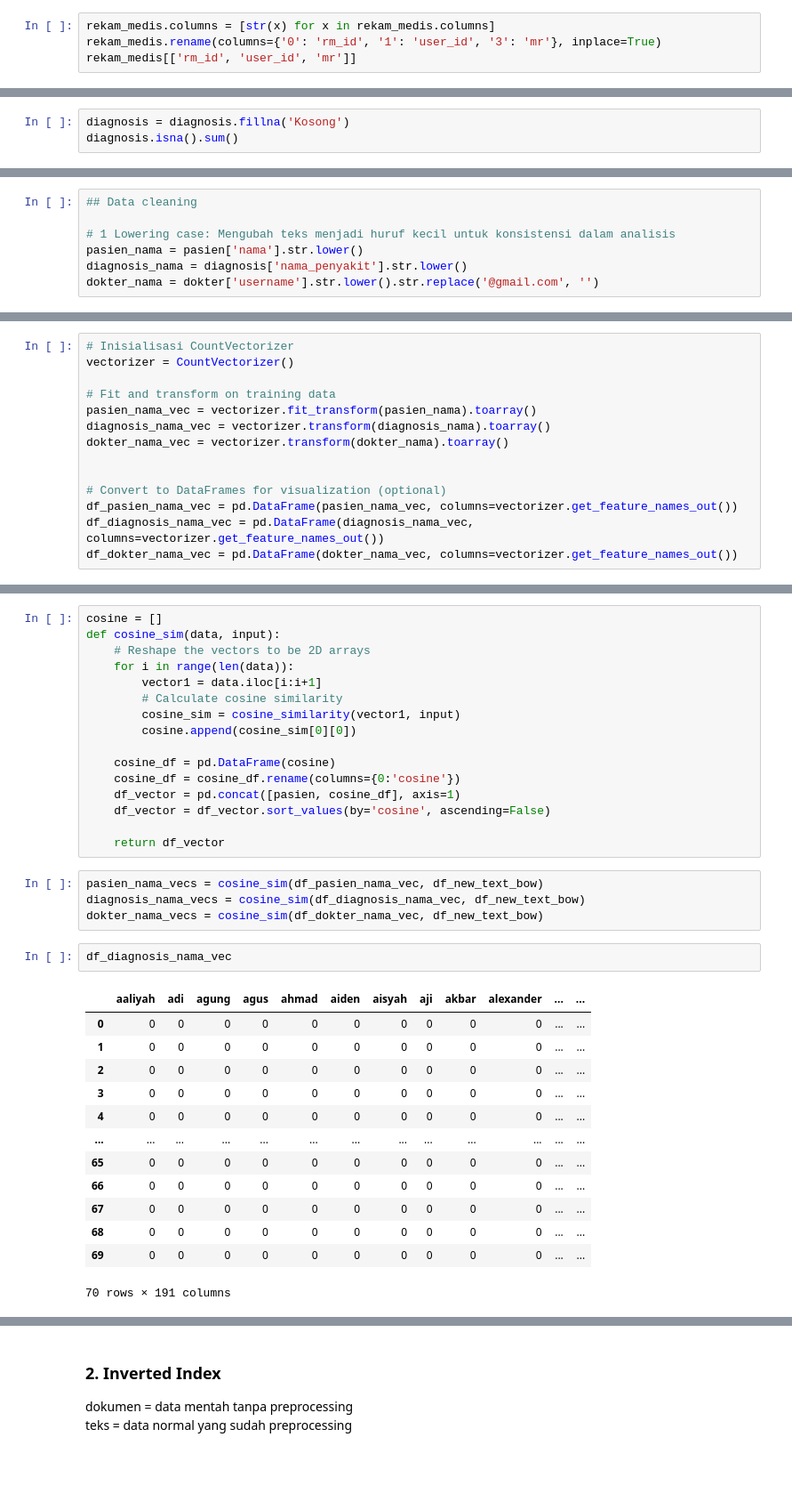
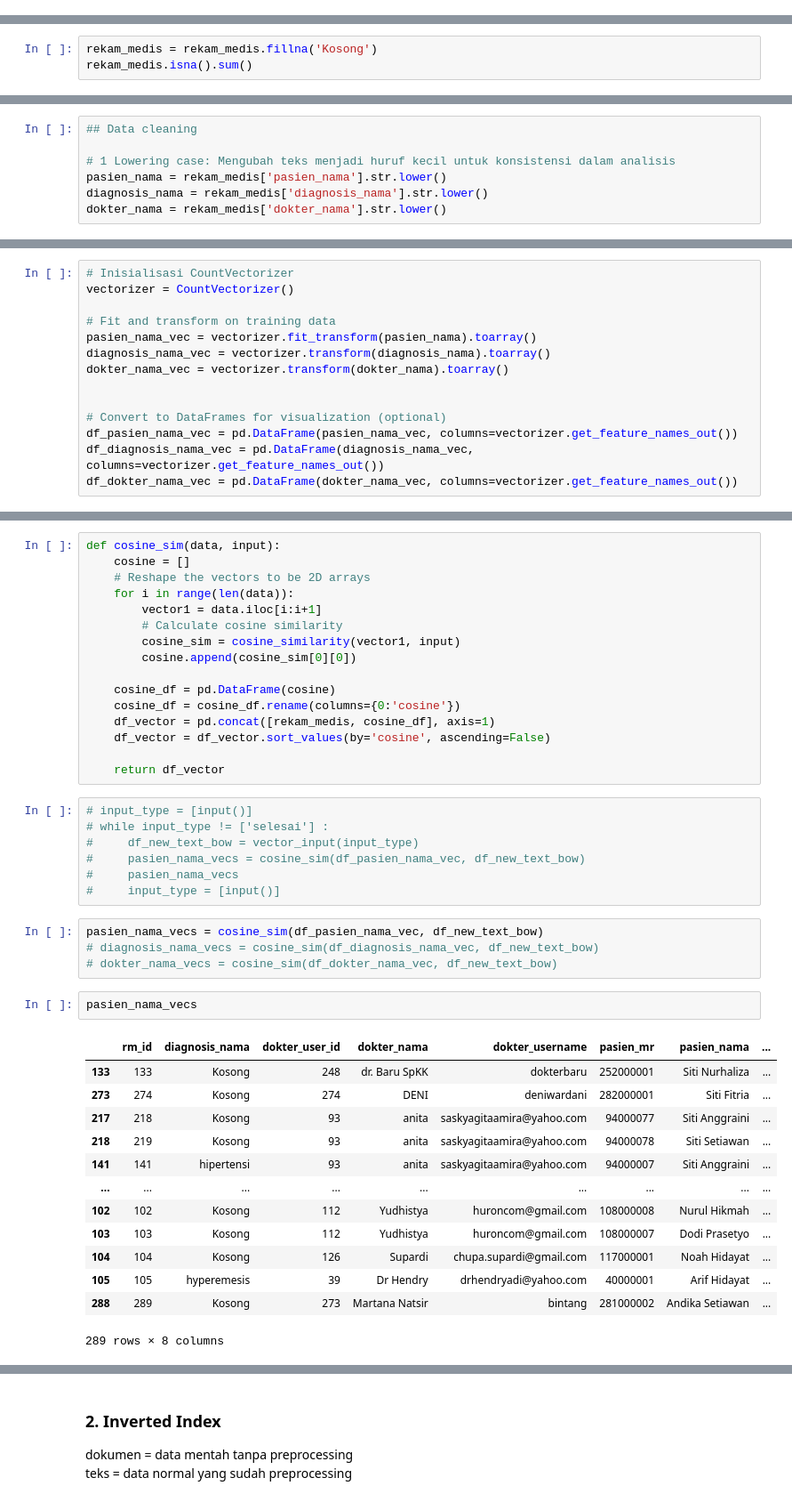
Before and after one commit to muftialroaz/rekmed-flask, a Jupyter notebook: main.ipynb, the cells around one changed output, grey strips where cells are left out. Shown at 89% size. Saved outputs shown, nothing was run; the diff lists cells and outputs as text; blank space fills up the shorter version.

```diff
--- a/main.ipynb
+++ b/main.ipynb
@@ -146,4 +129,0 @@ rekam_medis = pd.DataFrame(rekam_medis)
-# %%
-rekam_medis.columns = [str(x) for x in rekam_medis.columns]
-rekam_medis.rename(columns={'0': 'rm_id', '1': 'user_id', '3': 'mr'}, inplace=True)
-rekam_medis[['rm_id', 'user_id', 'mr']]
@@ -189,6 +200,6 @@ print(rekam_medis[['rm_id', 'user_id', 'mr']])
 # %% [markdown]
 ### 1. Apply three pre-processing steps: stop words removal, normalisation and stemming.
 # %%
-diagnosis = diagnosis.fillna('Kosong')
-diagnosis.isna().sum()
+rekam_medis = rekam_medis.fillna('Kosong')
+rekam_medis.isna().sum()
 # %% [output]
@@ -200,9 +215,9 @@ dtype: int64
 ## Data cleaning
 
 # 1 Lowering case: Mengubah teks menjadi huruf kecil untuk konsistensi dalam analisis
-pasien_nama = pasien['nama'].str.lower()
-diagnosis_nama = diagnosis['nama_penyakit'].str.lower()
-dokter_nama = dokter['username'].str.lower().str.replace('@gmail.com', '')
+pasien_nama = rekam_medis['pasien_nama'].str.lower()
+diagnosis_nama = rekam_medis['diagnosis_nama'].str.lower()
+dokter_nama = rekam_medis['dokter_nama'].str.lower()
 # %%
 pasien_nama
 # %% [output]
@@ -287,6 +306,6 @@ df_new_text_bow = pd.DataFrame(new_text_bow, columns=vectorizer.get_feature_name
 # %%
-cosine = []
 def cosine_sim(data, input):
+    cosine = []
     # Reshape the vectors to be 2D arrays
     for i in range(len(data)):
         vector1 = data.iloc[i:i+1]
@@ -296,27 +315,34 @@ def cosine_sim(data, input):
 
     cosine_df = pd.DataFrame(cosine)
     cosine_df = cosine_df.rename(columns={0:'cosine'})
-    df_vector = pd.concat([pasien, cosine_df], axis=1)
+    df_vector = pd.concat([rekam_medis, cosine_df], axis=1)
     df_vector = df_vector.sort_values(by='cosine', ascending=False)
 
     return df_vector
+# %%
+# input_type = [input()]
+# while input_type != ['selesai'] :
+#     df_new_text_bow = vector_input(input_type)
+#     pasien_nama_vecs = cosine_sim(df_pasien_nama_vec, df_new_text_bow)
+#     pasien_nama_vecs
+#     input_type = [input()]
 # %%
 pasien_nama_vecs = cosine_sim(df_pasien_nama_vec, df_new_text_bow)
-diagnosis_nama_vecs = cosine_sim(df_diagnosis_nama_vec, df_new_text_bow)
-dokter_nama_vecs = cosine_sim(df_dokter_nama_vec, df_new_text_bow)
+# diagnosis_nama_vecs = cosine_sim(df_diagnosis_nama_vec, df_new_text_bow)
+# dokter_nama_vecs = cosine_sim(df_dokter_nama_vec, df_new_text_bow)
-# %%
-df_diagnosis_nama_vec
-# %% [output]
-|  | aaliyah | adi | agung | agus | ahmad | aiden | aisyah | aji | akbar | alexander | ... | ... |
-| 0 | 0 | 0 | 0 | 0 | 0 | 0 | 0 | 0 | 0 | 0 | ... | ... |
-| 1 | 0 | 0 | 0 | 0 | 0 | 0 | 0 | 0 | 0 | 0 | ... | ... |
-| 2 | 0 | 0 | 0 | 0 | 0 | 0 | 0 | 0 | 0 | 0 | ... | ... |
-| 3 | 0 | 0 | 0 | 0 | 0 | 0 | 0 | 0 | 0 | 0 | ... | ... |
-| 4 | 0 | 0 | 0 | 0 | 0 | 0 | 0 | 0 | 0 | 0 | ... | ... |
-| ... | ... | ... | ... | ... | ... | ... | ... | ... | ... | ... | ... | ... |
-| 65 | 0 | 0 | 0 | 0 | 0 | 0 | 0 | 0 | 0 | 0 | ... | ... |
-| 66 | 0 | 0 | 0 | 0 | 0 | 0 | 0 | 0 | 0 | 0 | ... | ... |
-| 67 | 0 | 0 | 0 | 0 | 0 | 0 | 0 | 0 | 0 | 0 | ... | ... |
-| 68 | 0 | 0 | 0 | 0 | 0 | 0 | 0 | 0 | 0 | 0 | ... | ... |
-| 69 | 0 | 0 | 0 | 0 | 0 | 0 | 0 | 0 | 0 | 0 | ... | ... |
-70 rows × 191 columns
+# %%
+pasien_nama_vecs
+# %% [output]
+|  | rm_id | diagnosis_nama | dokter_user_id | dokter_nama | dokter_username | pasien_mr | pasien_nama | ... |
+| 133 | 133 | Kosong | 248 | dr. Baru SpKK | dokterbaru | 252000001 | Siti Nurhaliza | ... |
+| 273 | 274 | Kosong | 274 | DENI | deniwardani | 282000001 | Siti Fitria | ... |
+| 217 | 218 | Kosong | 93 | anita | saskyagitaamira@yahoo.com | 94000077 | Siti Anggraini | ... |
+| 218 | 219 | Kosong | 93 | anita | saskyagitaamira@yahoo.com | 94000078 | Siti Setiawan | ... |
+| 141 | 141 | hipertensi | 93 | anita | saskyagitaamira@yahoo.com | 94000007 | Siti Anggraini | ... |
+| ... | ... | ... | ... | ... | ... | ... | ... | ... |
+| 102 | 102 | Kosong | 112 | Yudhistya | huroncom@gmail.com | 108000008 | Nurul Hikmah | ... |
+| 103 | 103 | Kosong | 112 | Yudhistya | huroncom@gmail.com | 108000007 | Dodi Prasetyo | ... |
+| 104 | 104 | Kosong | 126 | Supardi | chupa.supardi@gmail.com | 117000001 | Noah Hidayat | ... |
+| 105 | 105 | hyperemesis | 39 | Dr Hendry | drhendryadi@yahoo.com | 40000001 | Arif Hidayat | ... |
+| 288 | 289 | Kosong | 273 | Martana Natsir | bintang | 281000002 | Andika Setiawan | ... |
+289 rows × 8 columns
```
Also changed, not shown: parts of 12 cells of this notebook, 8 other files.
